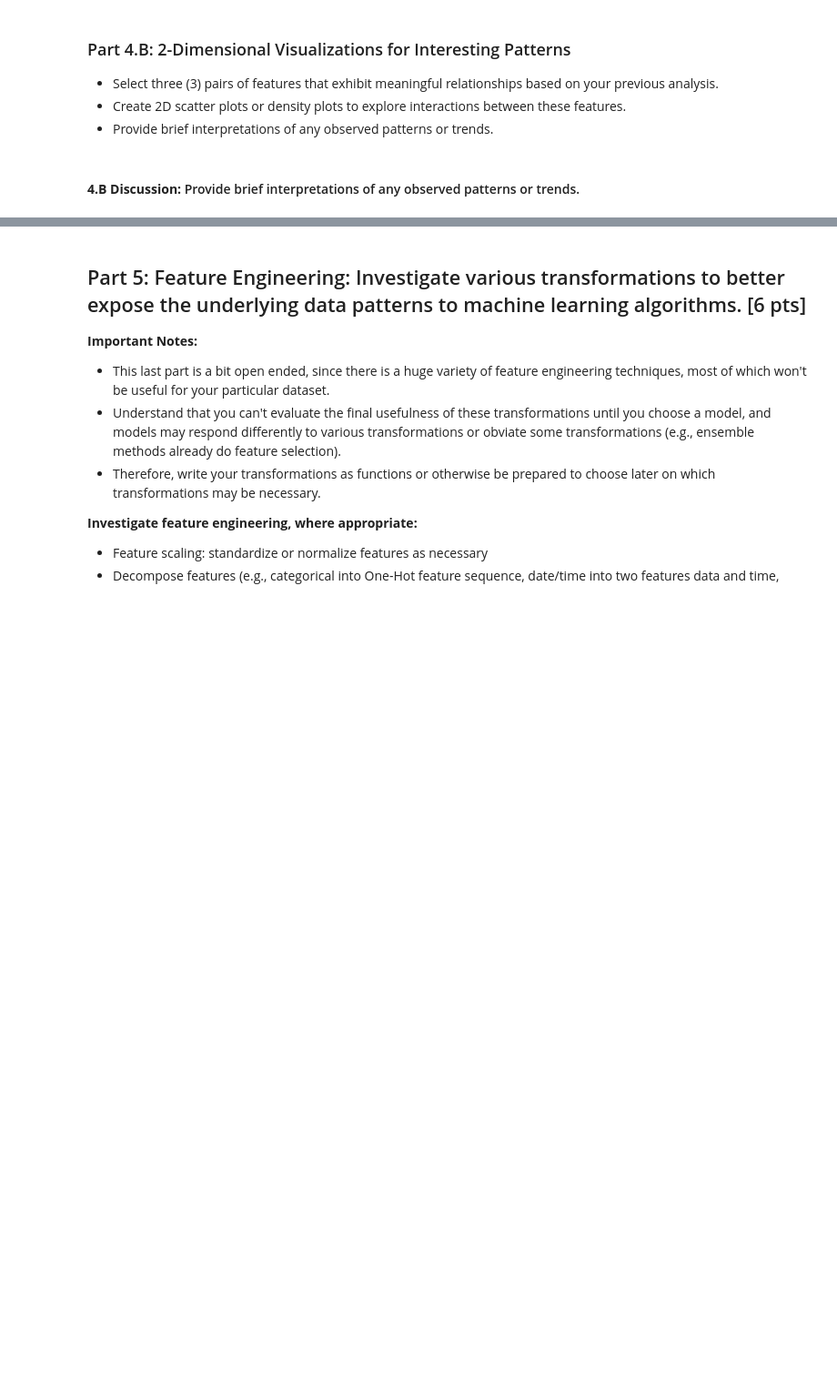
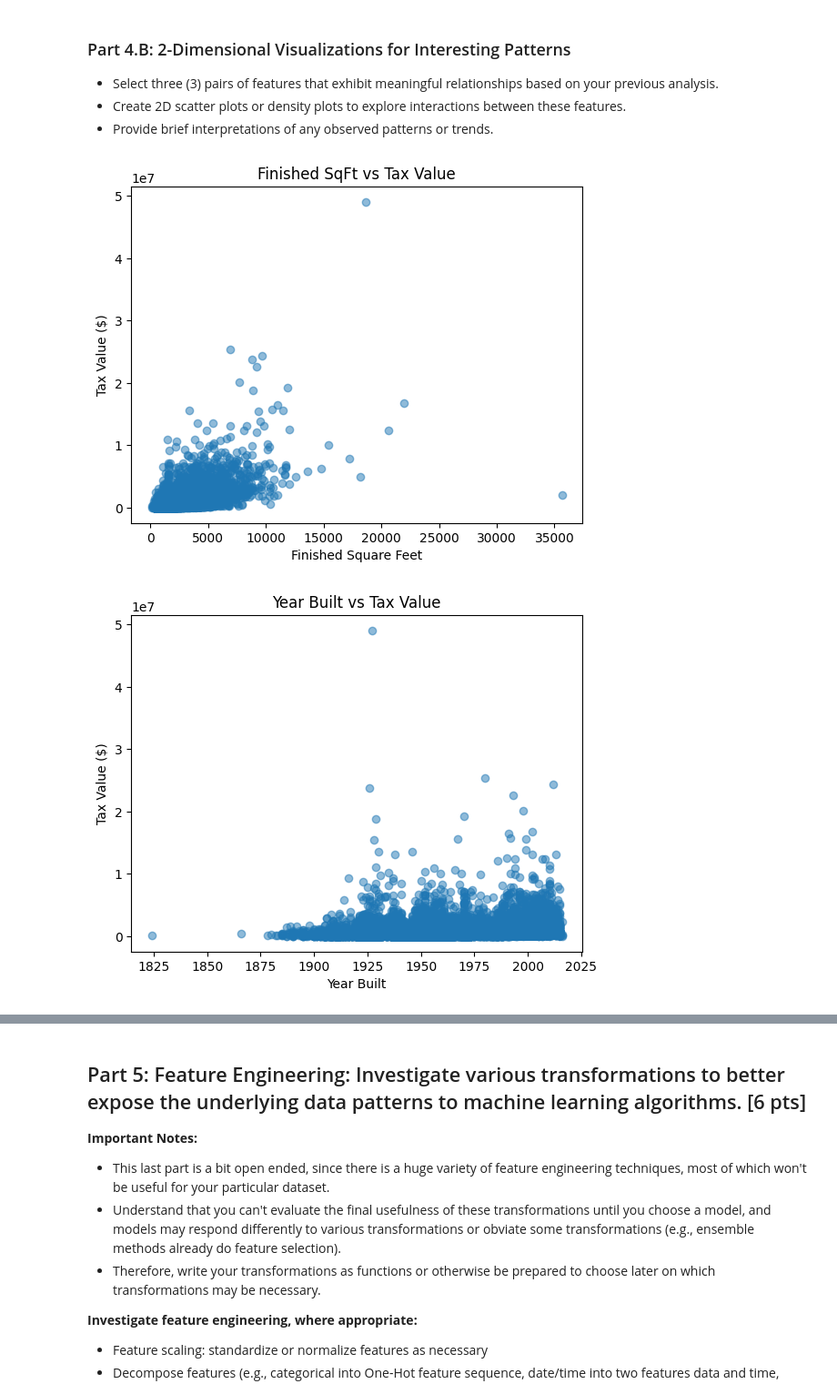
Before and after one commit to famorcam14/milestone_1_group_project, a Jupyter notebook: Milestone_01.ipynb, the cells around one changed output, grey strips where cells are left out. Shown at 91% size. Saved outputs shown, nothing was run; the diff lists cells and outputs as text; code cells hidden in the pictures; blank space fills up the shorter version.

```diff
--- a/Milestone_01.ipynb
+++ b/Milestone_01.ipynb
@@ -206,0 +216,5 @@ Note: "Too many" may depend on what the non-null values look like, be sure to in
+# %%
+threshold = 0.95
+missing_fraction = df_3a.isnull().mean()
+drop_features_3b = missing_fraction[missing_fraction > threshold].index.tolist()
+df_3b = df_3a.drop(columns=drop_features_3b)
@@ -219,0 +236,3 @@ Your code in the next cell(s). Make a judgement call about which samples should
+# %%
+df_3c = df_3b.dropna(subset=['taxvaluedollarcnt'])
+df_3c = df_3c[df_3c.isnull().sum(axis=1) <= 20]
@@ -228,0 +250,7 @@ Review the methods for imputation in **Appendix 2** and choose how you will impu
+# %%
+numeric_cols = df_3c.select_dtypes(include='number').columns.tolist()
+categorical_cols = df_3c.select_dtypes(include='object').columns.tolist()
+
+df_3d = df_3c.copy()
+df_3d[numeric_cols] = df_3d[numeric_cols].fillna(df_3d[numeric_cols].median())
+df_3d[categorical_cols] = df_3d[categorical_cols].fillna('Unknown')
@@ -230,3 +262,12 @@ Review the methods for imputation in **Appendix 2** and choose how you will impu
 ### 3.E: Encode the Categorical Features (if any)
 
 You may not have any categorical features. If you do, encode them in the next step. No discussion is necessary.
+# %%
+from sklearn.preprocessing import OrdinalEncoder
+
+df_3e = df_3d.copy()
+encoder = OrdinalEncoder()
+if categorical_cols:
+    df_3e[categorical_cols] = encoder.fit_transform(df_3e[categorical_cols])
+
+display(df_3e.head())
@@ -256,5 +332,27 @@ Pay particular attention to especially interesting and/or strongly correlated fe
    - Select three (3) pairs of features that exhibit meaningful relationships based on your previous analysis.
    - Create 2D scatter plots or density plots to explore interactions between these features.
    - Provide brief interpretations of any observed patterns or trends.
-# %% [markdown]
-#### **4.B Discussion:** Provide brief interpretations of any observed patterns or trends.
+# %%
+# ft pair 1: finished square feet vs tax value
+plt.scatter(df_3e['calculatedfinishedsquarefeet'], df_3e['taxvaluedollarcnt'], alpha=0.5)
+plt.xlabel('Finished Square Feet')
+plt.ylabel('Tax Value ($)')
+plt.title('Finished SqFt vs Tax Value')
+plt.show()
+
+# ft pair 2: structure tax value vs total tax value
+plt.scatter(df_3e['yearbuilt'], df_3e['taxvaluedollarcnt'], alpha=0.5)
+plt.xlabel('Year Built')
+plt.ylabel('Tax Value ($)')
+plt.title('Year Built vs Tax Value')
+plt.show()
+
+# ft pair 3: land tax value vs total tax value
+plt.scatter(df_3e['bedroomcnt'], df_3e['taxvaluedollarcnt'], alpha=0.5)
+plt.xlabel('Bedroom Count')
+plt.ylabel('Tax Value ($)')
+plt.title('Bedroom Count vs Tax Value')
+plt.show()
+# %% [output]
+[figure, added]
+[figure, added]
```
Also changed, not shown: parts of 14 cells of this notebook, 1 other file.
